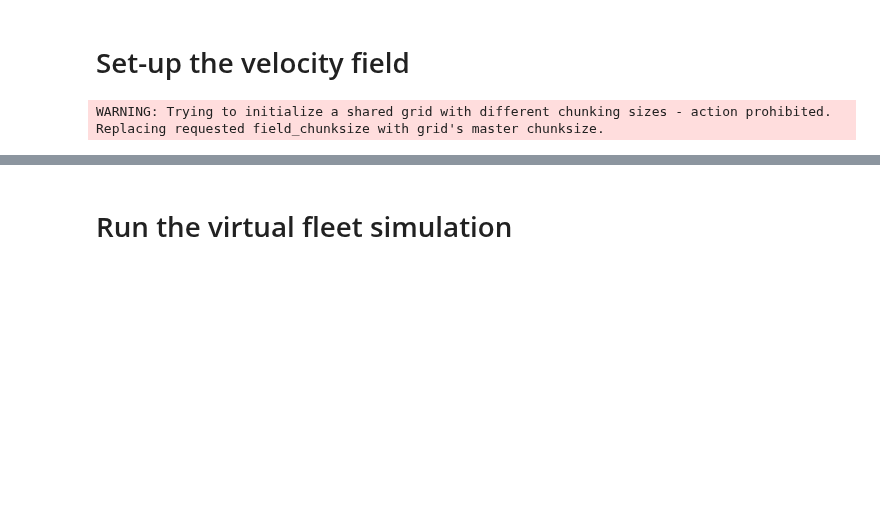
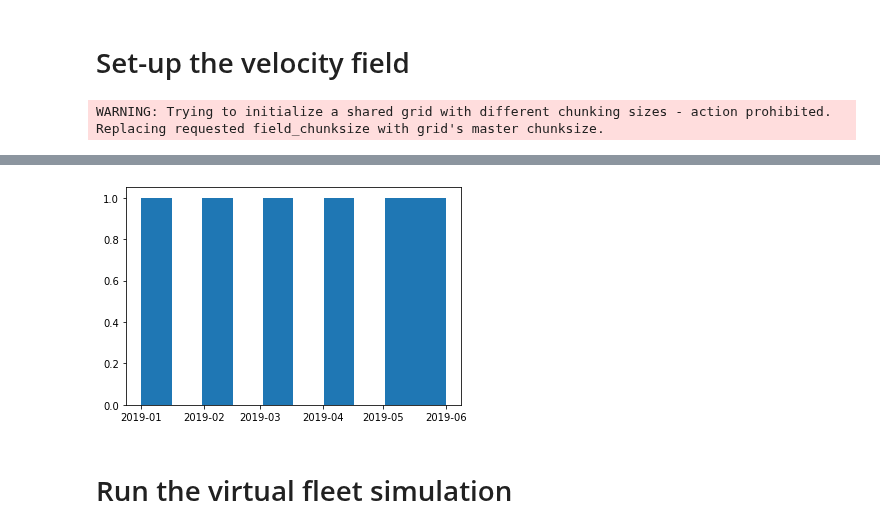
Before and after one commit to euroargodev/VirtualFleet, a Jupyter notebook: examples/try_it.ipynb, the cells around one changed output, grey strips where cells are left out. Drawn from its saved outputs; the diff is of its cells as text; code cells hidden in the pictures; blank space fills up the shorter version.

```diff
--- a/examples/try_it.ipynb
+++ b/examples/try_it.ipynb
@@ -90,3 +109,7 @@ VFleet.plotfloat()
+# %%
+plt.hist(VFleet.time);
+# %% [output]
+[figure, added]
 # %% [markdown]
 # Run the virtual fleet simulation
 # %%
```
Also changed, not shown: parts of 24 cells of this notebook, 7 other files.
